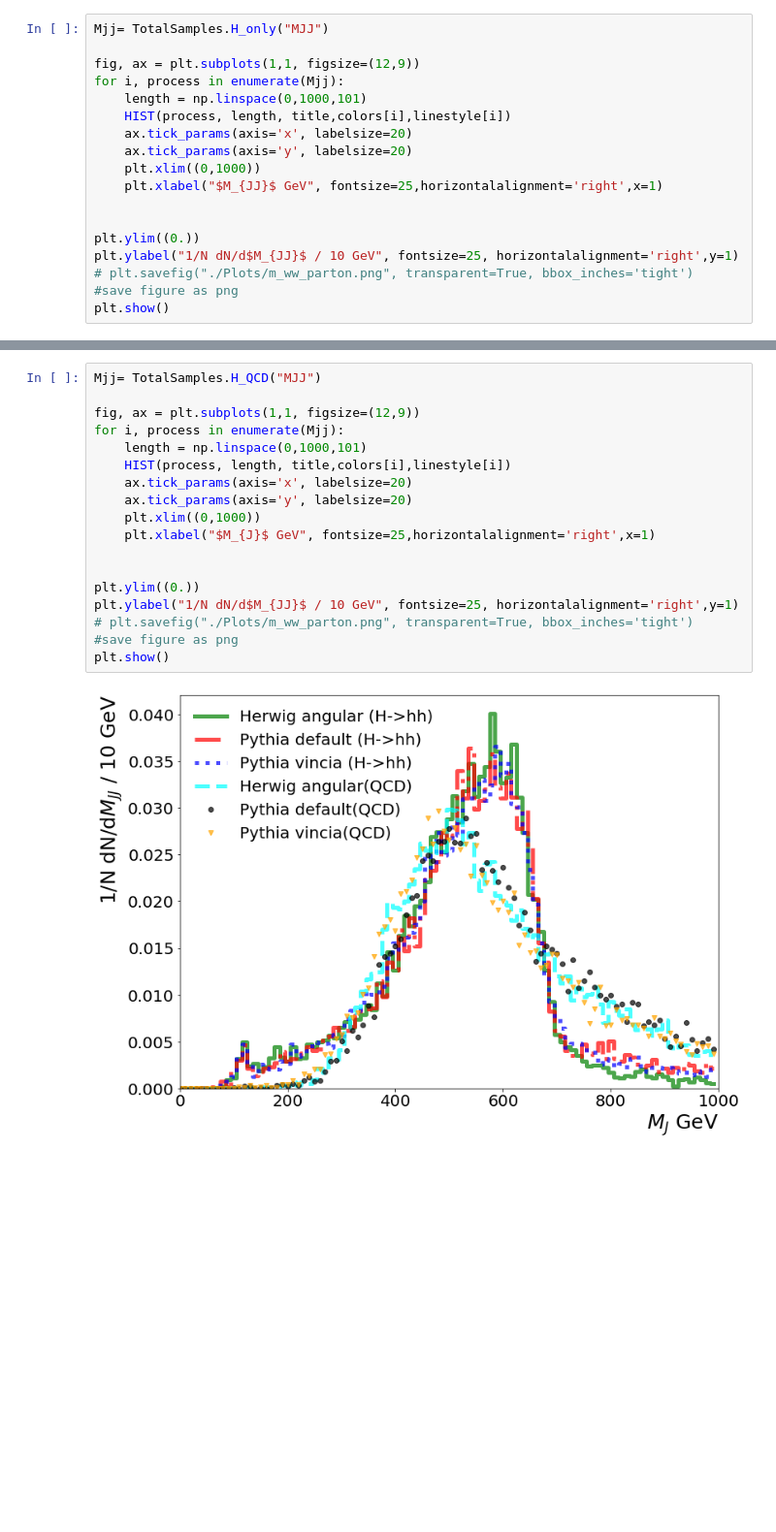
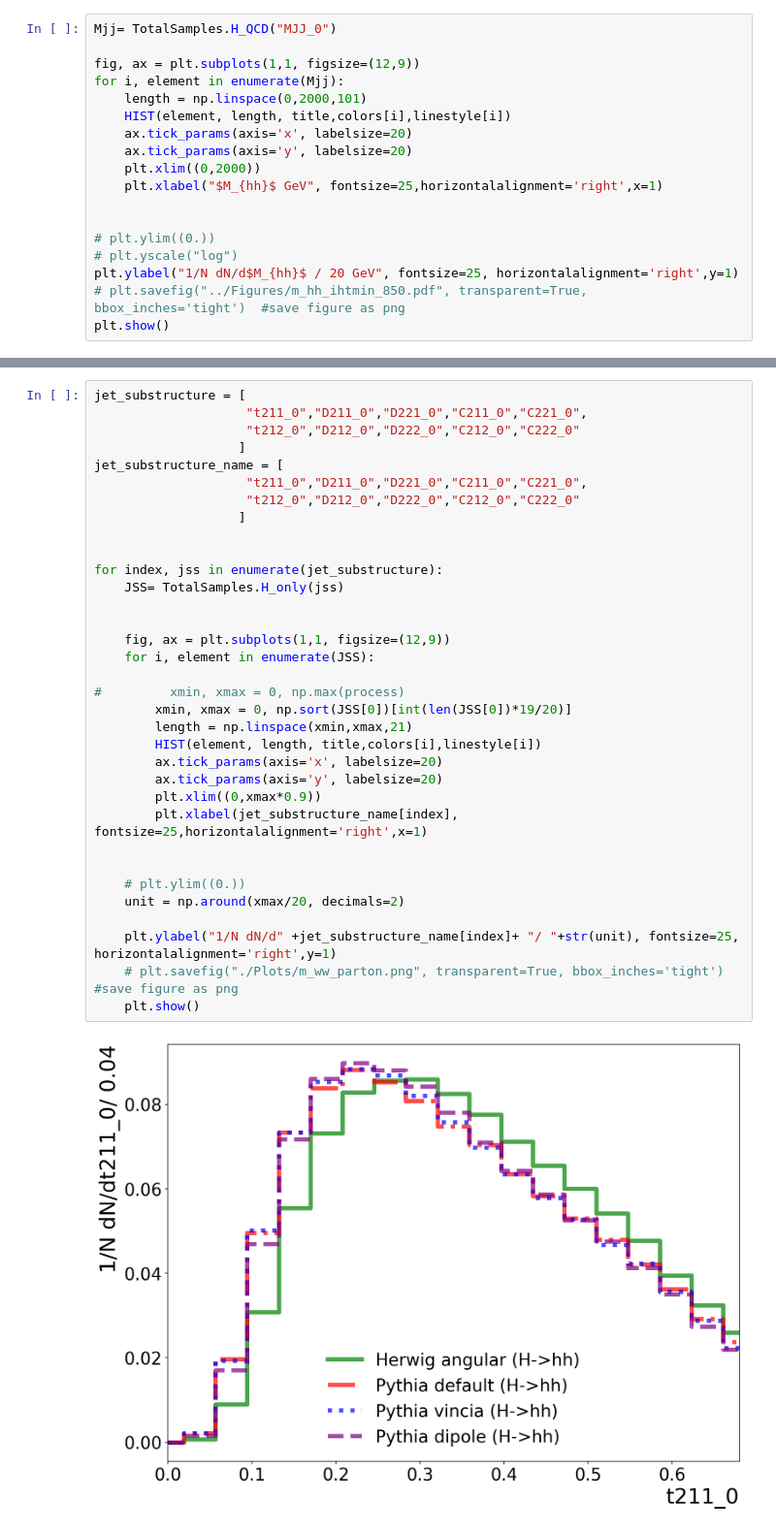
Before and after one commit to alan200276/UniversalityDNN_DiHiggs, a Jupyter notebook: Notebook/High_Level_Features.ipynb, the cells around one changed output, grey strips where cells are left out. Shown at 97% size. Drawn from its saved outputs; the diff is of its cells as text; blank space fills up the shorter version.

```diff
--- a/Notebook/High_Level_Features.ipynb
+++ b/Notebook/High_Level_Features.ipynb
@@ -81,18 +336,19 @@ linestyle = ["-","-.",":",#"--",
 # %%
-Mjj= TotalSamples.H_only("MJJ")
+Mjj= TotalSamples.H_QCD("MJJ_0")
 
 fig, ax = plt.subplots(1,1, figsize=(12,9))
-for i, process in enumerate(Mjj):
-    length = np.linspace(0,1000,101)
-    HIST(process, length, title,colors[i],linestyle[i])
+for i, element in enumerate(Mjj):
+    length = np.linspace(0,2000,101)
+    HIST(element, length, title,colors[i],linestyle[i])
     ax.tick_params(axis='x', labelsize=20)
     ax.tick_params(axis='y', labelsize=20)
-    plt.xlim((0,1000))
-    plt.xlabel("$M_{JJ}$ GeV", fontsize=25,horizontalalignment='right',x=1)
+    plt.xlim((0,2000))
+    plt.xlabel("$M_{hh}$ GeV", fontsize=25,horizontalalignment='right',x=1)
 
 
-plt.ylim((0.))
-plt.ylabel("1/N dN/d$M_{JJ}$ / 10 GeV", fontsize=25, horizontalalignment='right',y=1)
-# plt.savefig("./Plots/m_ww_parton.png", transparent=True, bbox_inches='tight')  #save figure as png
+# plt.ylim((0.))
+# plt.yscale("log")
+plt.ylabel("1/N dN/d$M_{hh}$ / 20 GeV", fontsize=25, horizontalalignment='right',y=1)
+# plt.savefig("../Figures/m_hh_ihtmin_850.pdf", transparent=True, bbox_inches='tight')  #save figure as png
 plt.show()
 # %% [output]
@@ -100,19 +399,36 @@ plt.show()
 # %%
-Mjj= TotalSamples.H_QCD("MJJ")
-
-fig, ax = plt.subplots(1,1, figsize=(12,9))
-for i, process in enumerate(Mjj):
-    length = np.linspace(0,1000,101)
-    HIST(process, length, title,colors[i],linestyle[i])
-    ax.tick_params(axis='x', labelsize=20)
-    ax.tick_params(axis='y', labelsize=20)
-    plt.xlim((0,1000))
-    plt.xlabel("$M_{J}$ GeV", fontsize=25,horizontalalignment='right',x=1)
+jet_substructure = [
+                    "t211_0","D211_0","D221_0","C211_0","C221_0",
+                    "t212_0","D212_0","D222_0","C212_0","C222_0"
+                   ]
+jet_substructure_name = [
+                    "t211_0","D211_0","D221_0","C211_0","C221_0",
+                    "t212_0","D212_0","D222_0","C212_0","C222_0"
+                   ]
 
 
-plt.ylim((0.))
-plt.ylabel("1/N dN/d$M_{JJ}$ / 10 GeV", fontsize=25, horizontalalignment='right',y=1)
-# plt.savefig("./Plots/m_ww_parton.png", transparent=True, bbox_inches='tight')  #save figure as png
-plt.show()
+for index, jss in enumerate(jet_substructure):
+    JSS= TotalSamples.H_only(jss)
+
+
+    fig, ax = plt.subplots(1,1, figsize=(12,9))
+    for i, element in enumerate(JSS):
+
+#         xmin, xmax = 0, np.max(process)
+        xmin, xmax = 0, np.sort(JSS[0])[int(len(JSS[0])*19/20)]
+        length = np.linspace(xmin,xmax,21)
+        HIST(element, length, title,colors[i],linestyle[i])
+        ax.tick_params(axis='x', labelsize=20)
+        ax.tick_params(axis='y', labelsize=20)
+        plt.xlim((0,xmax*0.9))
+        plt.xlabel(jet_substructure_name[index], fontsize=25,horizontalalignment='right',x=1)
+
+
+    # plt.ylim((0.))
+    unit = np.around(xmax/20, decimals=2)
+
+    plt.ylabel("1/N dN/d" +jet_substructure_name[index]+ "/ "+str(unit), fontsize=25, horizontalalignment='right',y=1)
+    # plt.savefig("./Plots/m_ww_parton.png", transparent=True, bbox_inches='tight')  #save figure as png
+    plt.show()
 # %% [output]
-[figure, old version]
+[figure, new version]
```
Also changed, not shown: parts of 12 cells of this notebook.
